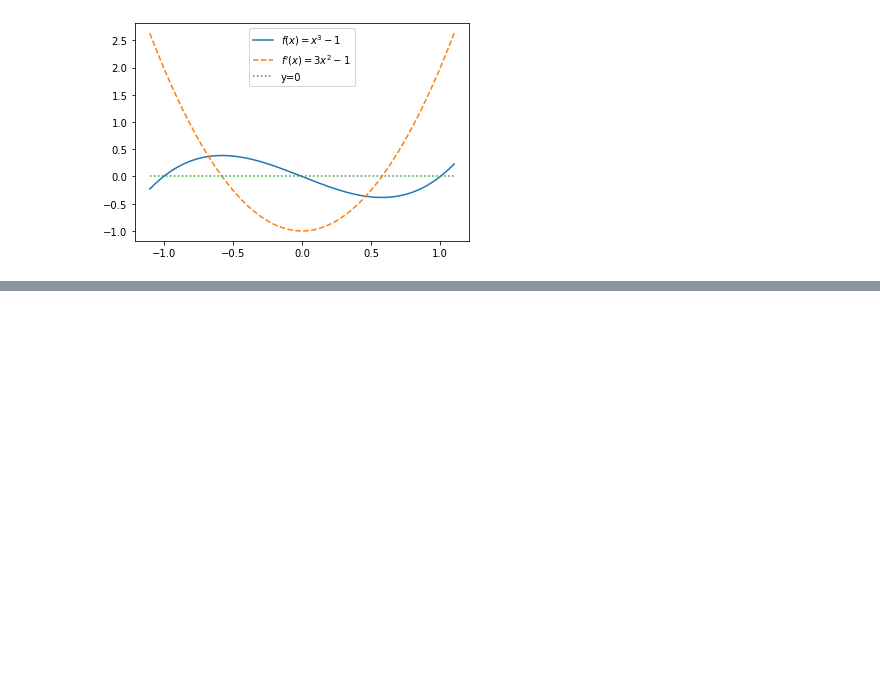
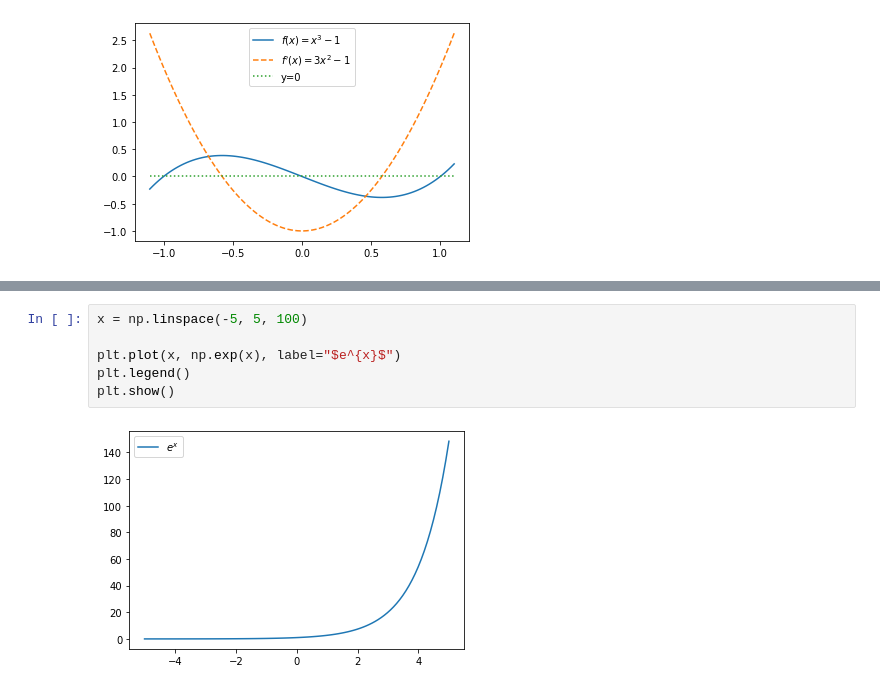
Before and after one commit to souta-pqr/Program_practice, a Jupyter notebook: python/swd/ch1/sa1.ipynb, the cells around one changed output, grey strips where cells are left out. Saved outputs shown, nothing was run; the diff lists cells and outputs as text; blank space fills up the shorter version.

```diff
--- a/python/swd/ch1/sa1.ipynb
+++ b/python/swd/ch1/sa1.ipynb
@@ -77,0 +85,8 @@ optimize.minimize_scalar(f, bounds=(-1, 1))
+# %%
+x = np.linspace(-5, 5, 100)
+
+plt.plot(x, np.exp(x), label="$e^{x}$")
+plt.legend()
+plt.show()
+# %% [output]
+[figure, added]
```
Also changed, not shown: parts of 12 cells of this notebook, 1 other file.
